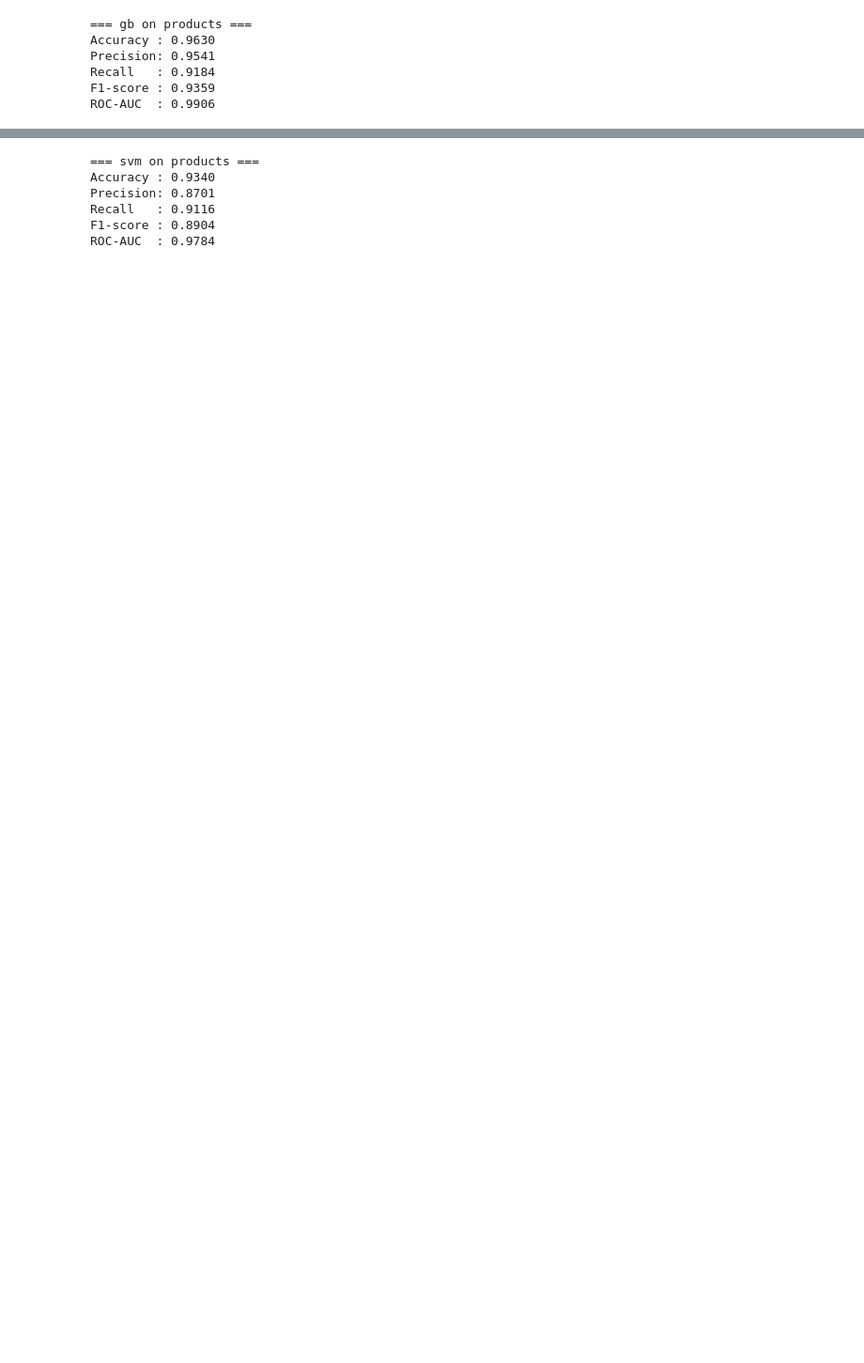
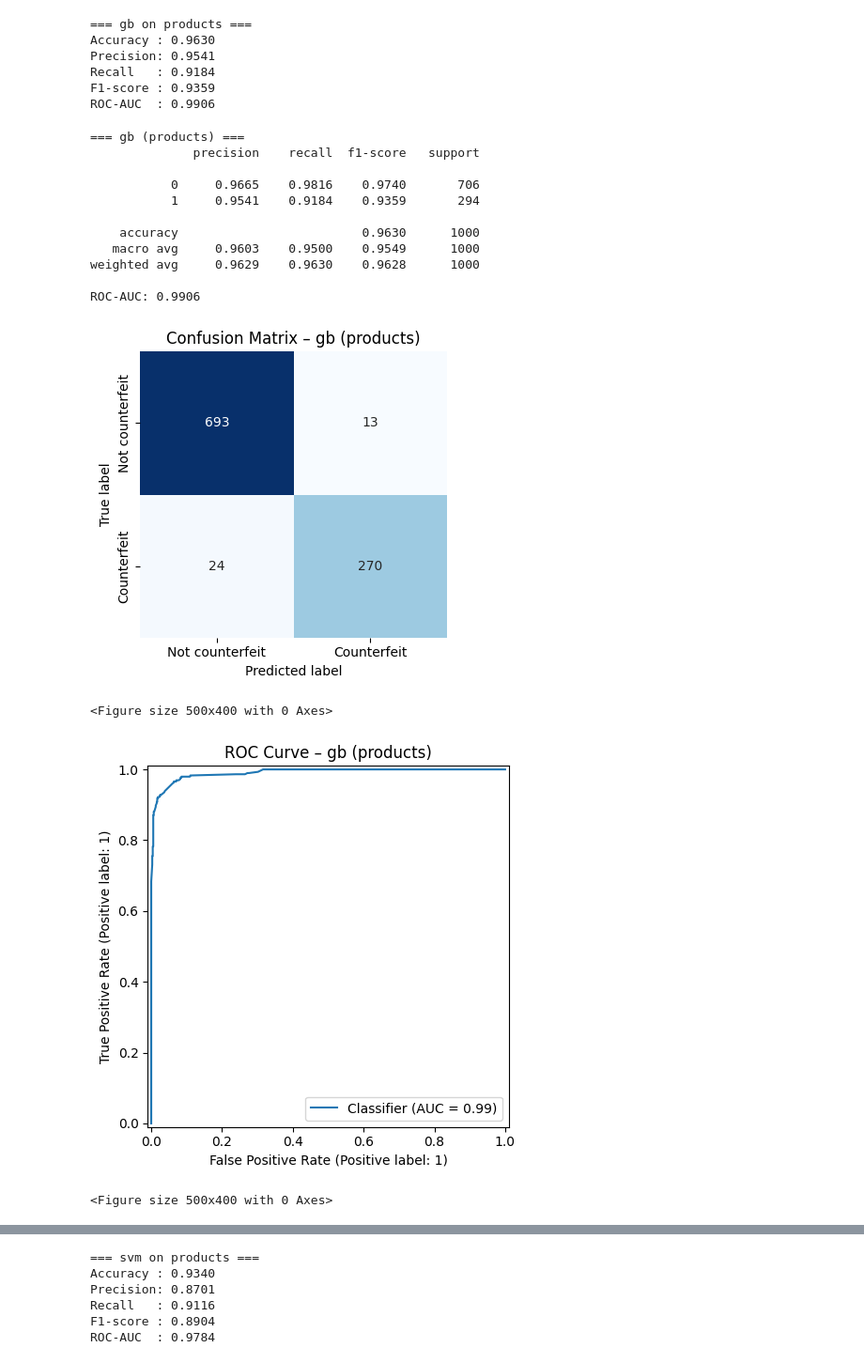
Before and after one commit to tmaddox23/DS3000-Project-Group18, a Jupyter notebook: notebooks/02_eda_products.ipynb, the cells around one changed output, grey strips where cells are left out. Shown at 94% size. Drawn from its saved outputs; the diff is of its cells as text; code cells hidden in the pictures; blank space fills up the shorter version.

```diff
--- a/notebooks/02_eda_products.ipynb
+++ b/notebooks/02_eda_products.ipynb
@@ -180,3 +235,27 @@ F1-score : 0.9359
 ROC-AUC  : 0.9906
 # %%
 #plotting
+evaluate_and_plot_classifier(
+    clf,
+    X_test,
+    y_test,
+    model_name="gb",
+    dataset_name="products",
+    df=df_products
+)
+# %% [output]
+=== gb (products) ===
+              precision    recall  f1-score   support
+
+           0     0.9665    0.9816    0.9740       706
+           1     0.9541    0.9184    0.9359       294
+
+    accuracy                         0.9630      1000
+   macro avg     0.9603    0.9500    0.9549      1000
+weighted avg     0.9629    0.9630    0.9628      1000
+
+ROC-AUC: 0.9906
+[figure, added]
+<Figure size 500x400 with 0 Axes>
+[figure, added]
+<Figure size 500x400 with 0 Axes>
```
Also changed, not shown: parts of 16 cells of this notebook.
